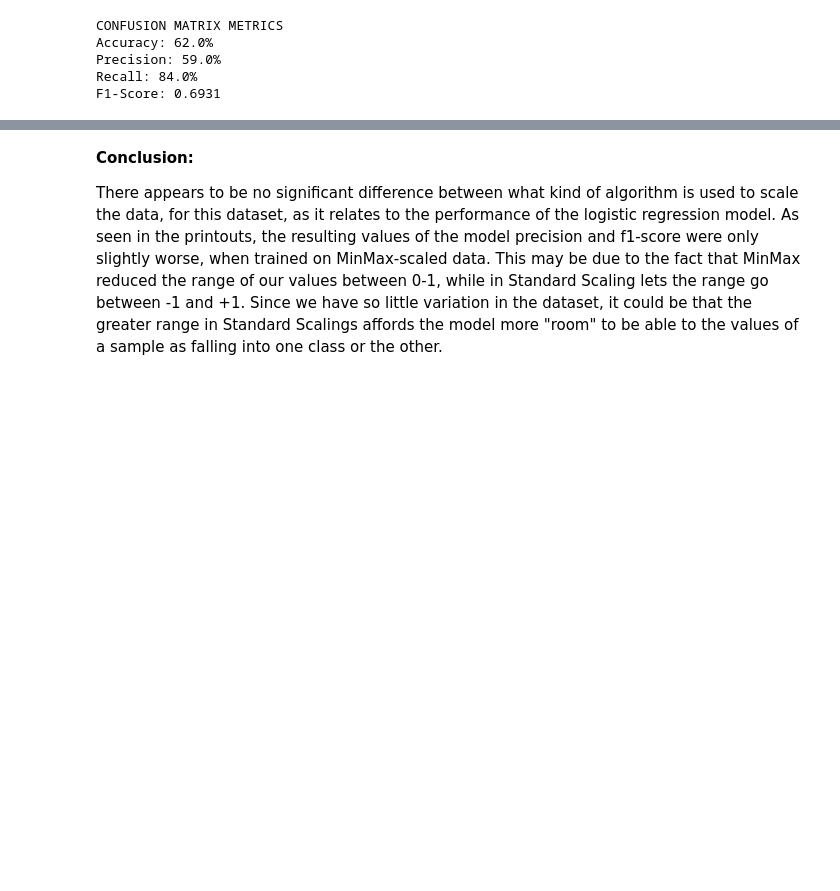
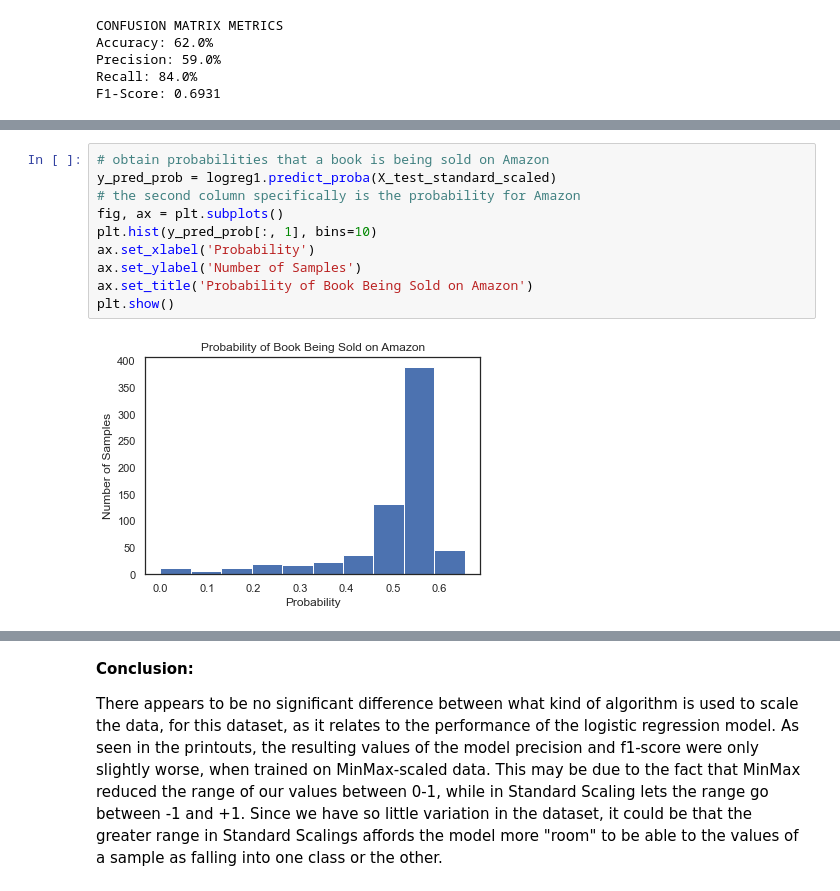
Before and after one commit to UPstartDeveloper/bookstore-classifier, a Jupyter notebook: classifications.ipynb, the cells around one changed output, grey strips where cells are left out. Saved outputs shown, nothing was run; the diff lists cells and outputs as text; blank space fills up the shorter version.

```diff
--- a/classifications.ipynb
+++ b/classifications.ipynb
@@ -813,0 +824,12 @@ F1-Score: 0.6931
+# %%
+# obtain probabilities that a book is being sold on Amazon
+y_pred_prob = logreg1.predict_proba(X_test_standard_scaled)
+# the second column specifically is the probability for Amazon
+fig, ax = plt.subplots()
+plt.hist(y_pred_prob[:, 1], bins=10)
+ax.set_xlabel('Probability')
+ax.set_ylabel('Number of Samples')
+ax.set_title('Probability of Book Being Sold on Amazon')
+plt.show()
+# %% [output]
+[figure, added]
```
Also changed, not shown: parts of 4 cells of this notebook.
